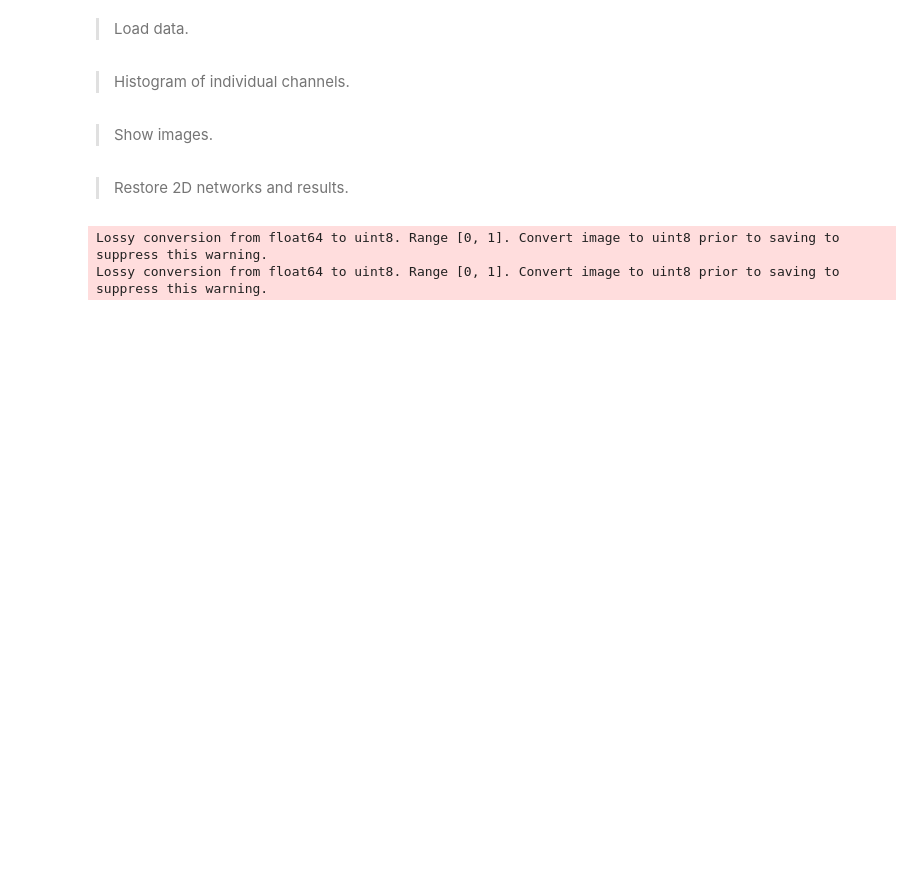
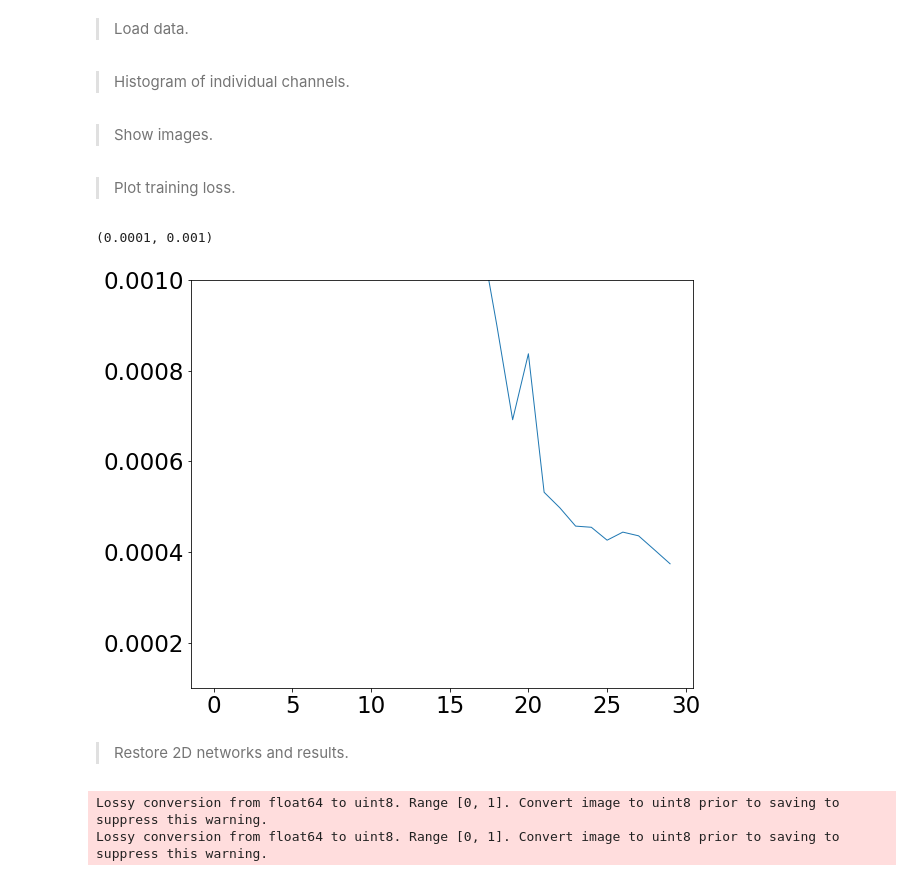
Before and after one commit to tingyuansen/IMLE_on_Galaxy_Images, a Jupyter notebook: IMLE.ipynb, the cells around one changed output. Drawn from its saved outputs; the diff is of its cells as text; code cells hidden in the pictures; blank space fills up the shorter version.

```diff
--- a/IMLE.ipynb
+++ b/IMLE.ipynb
@@ -112,6 +112,21 @@ imageio.imwrite("Results.png", img)
 # save training set
 arr = np.swapaxes(arr,3,1)
 np.save("../training_set_des.npy", arr)
+# %% [markdown]
+> Plot training loss.
+# %%
+mse_err_array = []
+
+for i in range(30):
+    temp = np.load("../results_2D/results_2D_random_zdim=4_random_" \
+                   + "batch_randomize_times1_epoch=" + str((i+1)*100-1) + ".npz")
+    mse_err_array.append(temp["mse_err"])
+
+plt.plot(mse_err_array)
+plt.ylim([0.0001,0.001])
+# %% [output]
+(0.0001, 0.001)
+[figure, added]
 # %% [markdown]
 > Restore 2D networks and results.
 # %%
```
Also changed, not shown: parts of 1 cell of this notebook, 2 other files.
